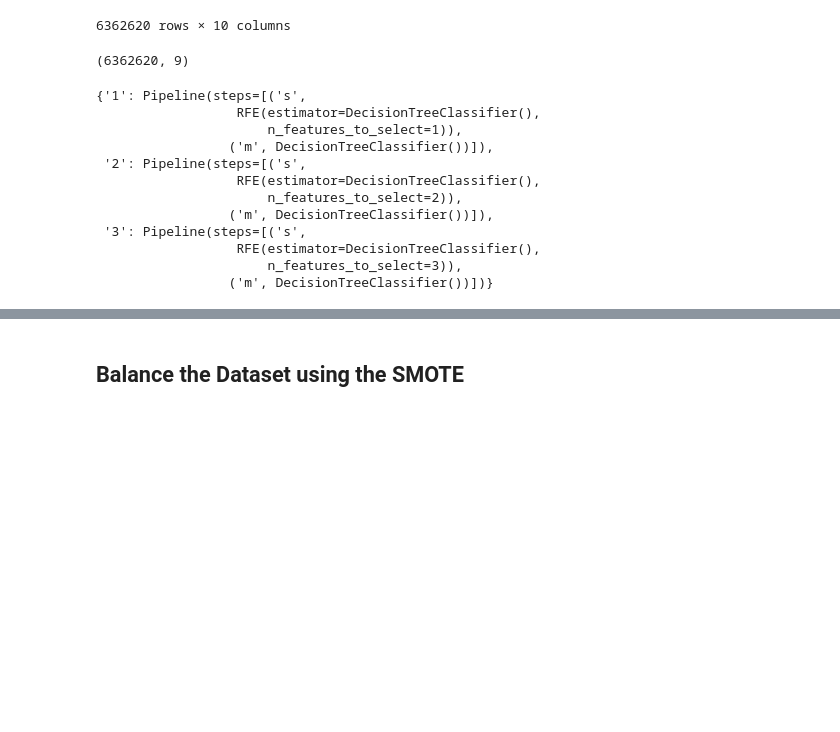
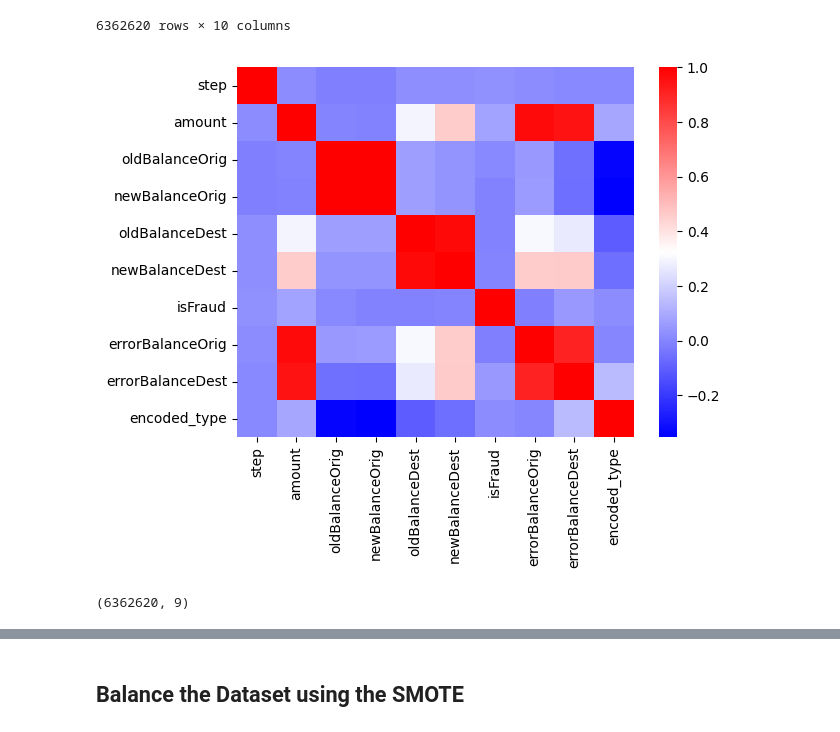
Before and after one commit to AlcaRmsp/the_laundromat, a Jupyter notebook: Data-Exploration_TK_02032023.ipynb, the cells around one changed output, grey strips where cells are left out. Saved outputs shown, nothing was run; the diff lists cells and outputs as text; code cells hidden in the pictures; blank space fills up the shorter version.

```diff
--- a/Data-Exploration_TK_02032023.ipynb
+++ b/Data-Exploration_TK_02032023.ipynb
@@ -439,6 +450,13 @@ df_new
 | 6362618 | 743 | 850002.52 | 850002.52 | 0.00 | -1.00 | -1.00 | 1 | ... |
 | 6362619 | 743 | 850002.52 | 850002.52 | 0.00 | 6510099.11 | 7360101.63 | 1 | ... |
 6362620 rows × 10 columns
+# %%
+# Heatmap of pairwise correlations
+correlation_matrix = df_new.corr()
+column_names = correlation_matrix.columns
+sns.heatmap(correlation_matrix, xticklabels=column_names, yticklabels=column_names,cmap= "bwr");
+# %% [output]
+[figure, added]
 # %%
 #from sklearn.preprocessing import OneHotEncoder
 #import numpy as np
@@ -483,37 +505,3 @@ X_selected = fs.fit_transform(X, y)
 print(X_selected.shape)
 # %% [output]
 (6362620, 9)
-# %%
-# explore the number of selected features for RFE
-from numpy import mean
-from numpy import std
-from sklearn.datasets import make_classification
-from sklearn.model_selection import cross_val_score
-from sklearn.model_selection import RepeatedStratifiedKFold
-from sklearn.feature_selection import RFE
-from sklearn.tree import DecisionTreeClassifier
-from sklearn.pipeline import Pipeline
-from matplotlib import pyplot
-
-# get a list of models to evaluate
-def get_models():
-    models = dict()
-    for i in range(1, 4):
-        rfe = RFE(estimator=DecisionTreeClassifier(), n_features_to_select=i)
-        model = DecisionTreeClassifier()
-        models[str(i)] = Pipeline(steps=[('s',rfe),('m',model)])
-    return models
-get_models()
-# %% [output]
-{'1': Pipeline(steps=[('s',
-                  RFE(estimator=DecisionTreeClassifier(),
-                      n_features_to_select=1)),
-                 ('m', DecisionTreeClassifier())]),
- '2': Pipeline(steps=[('s',
-                  RFE(estimator=DecisionTreeClassifier(),
-                      n_features_to_select=2)),
-                 ('m', DecisionTreeClassifier())]),
- '3': Pipeline(steps=[('s',
-                  RFE(estimator=DecisionTreeClassifier(),
-                      n_features_to_select=3)),
-                 ('m', DecisionTreeClassifier())])}
```
Also changed, not shown: parts of 42 cells of this notebook, 2 other files.
